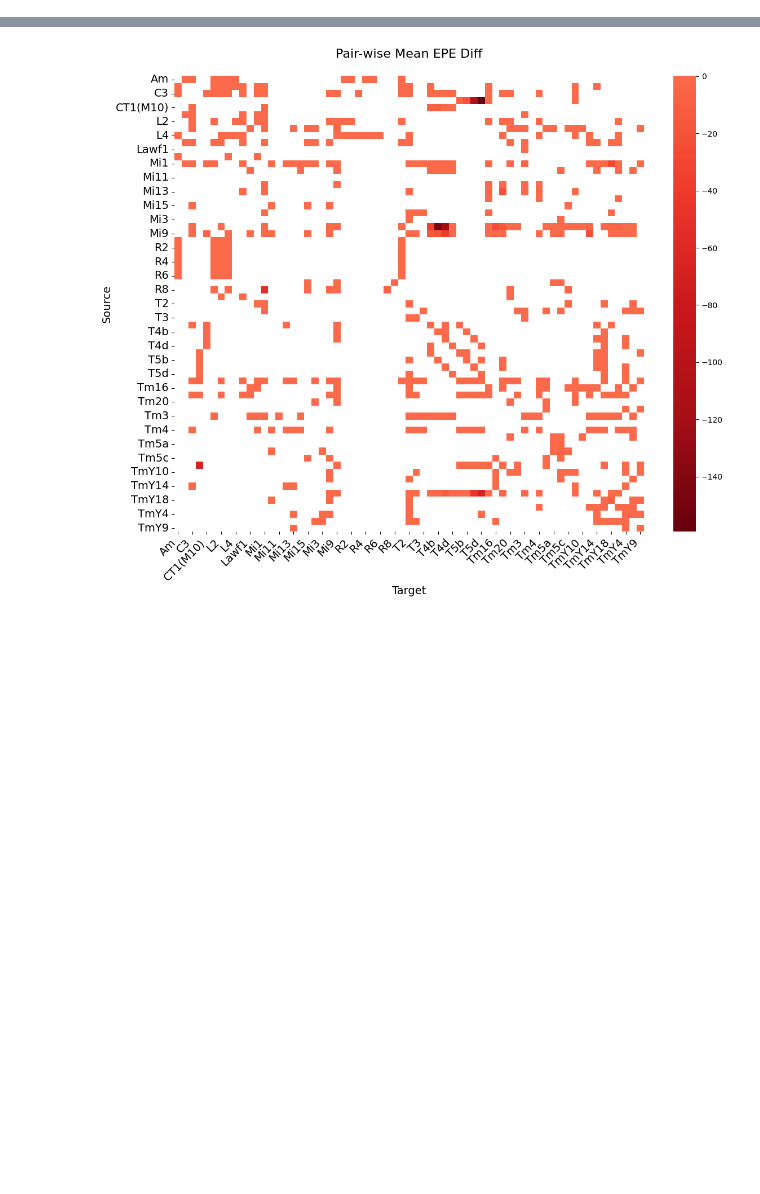
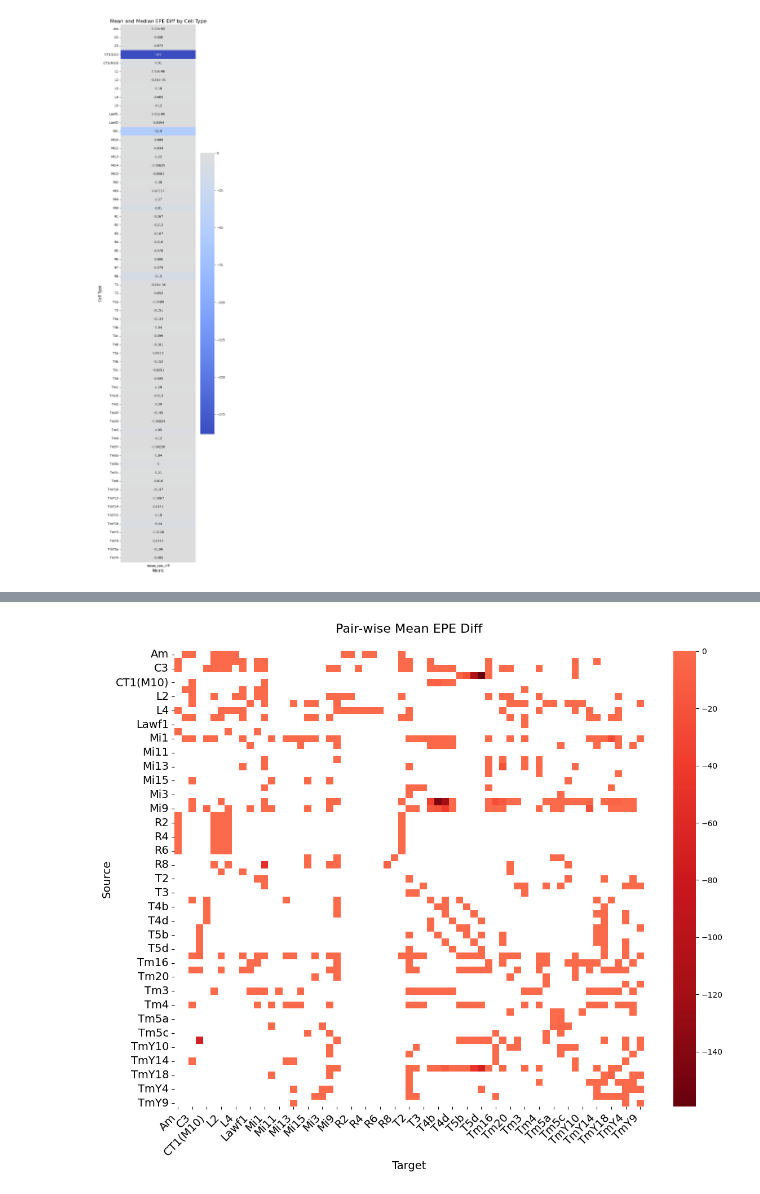
Before and after one commit to deangeckt/fly_wire_perturbations, a Jupyter notebook: optic_flow_analysis.ipynb, the cells around one changed output, grey strips where cells are left out. Saved outputs shown, nothing was run; the diff lists cells and outputs as text; code cells hidden in the pictures; blank space fills up the shorter version.

```diff
--- a/optic_flow_analysis.ipynb
+++ b/optic_flow_analysis.ipynb
@@ -20,25 +20,27 @@ pair_wise_pert_df['median_epe_diff'] = origianl_network_res['median_epe'].values
 # %%
 # Prepare the data
 heatmap_data = outgoing_pert_df.set_index('source_type')
-heatmap_data = heatmap_data[['mean_epe_diff', 'median_epe_diff']]
+heatmap_data = heatmap_data[['mean_epe_diff']]
 
 # Calculate a dynamic height: approx 0.4 inches per row
 # For ~60 rows, this results in a figure height of ~24 inches
 fig_height = max(6, len(heatmap_data) * 0.4)
 
-plt.figure(figsize=(10, fig_height)) # Width=10, Height=Dynamic
+plt.figure(figsize=(6, fig_height)) # Width=10, Height=Dynamic
 
 sns.heatmap(heatmap_data,
             annot=True,
             cmap='coolwarm',
             center=0,
             fmt=".3g",               # "General" format: uses scientific notation only when necessary
             annot_kws={"size": 10},  # Adjust font size of the numbers
             yticklabels=True)        # Ensure every cell type label is drawn
 
 plt.title('Mean and Median EPE Diff by Cell Type', fontsize=16)
 plt.xlabel('Metric', fontsize=12)
 plt.ylabel('Cell Type', fontsize=12)
 plt.yticks(rotation=0)               # Keep y-labels horizontal for readability
 plt.tight_layout()
 plt.show()
+# %% [output]
+[figure, added]
```
Also changed, not shown: parts of 1 cell of this notebook, 1 other file.
